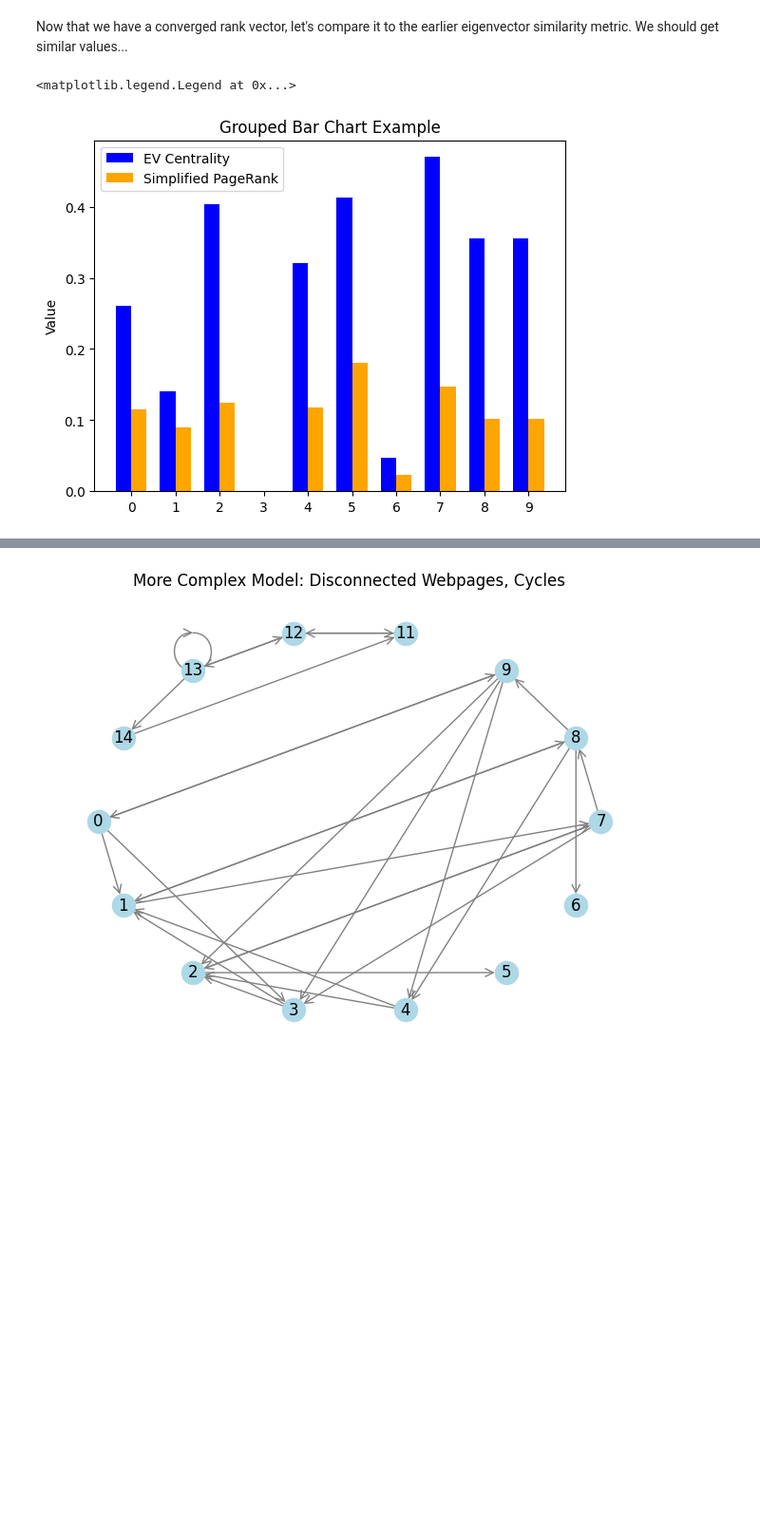
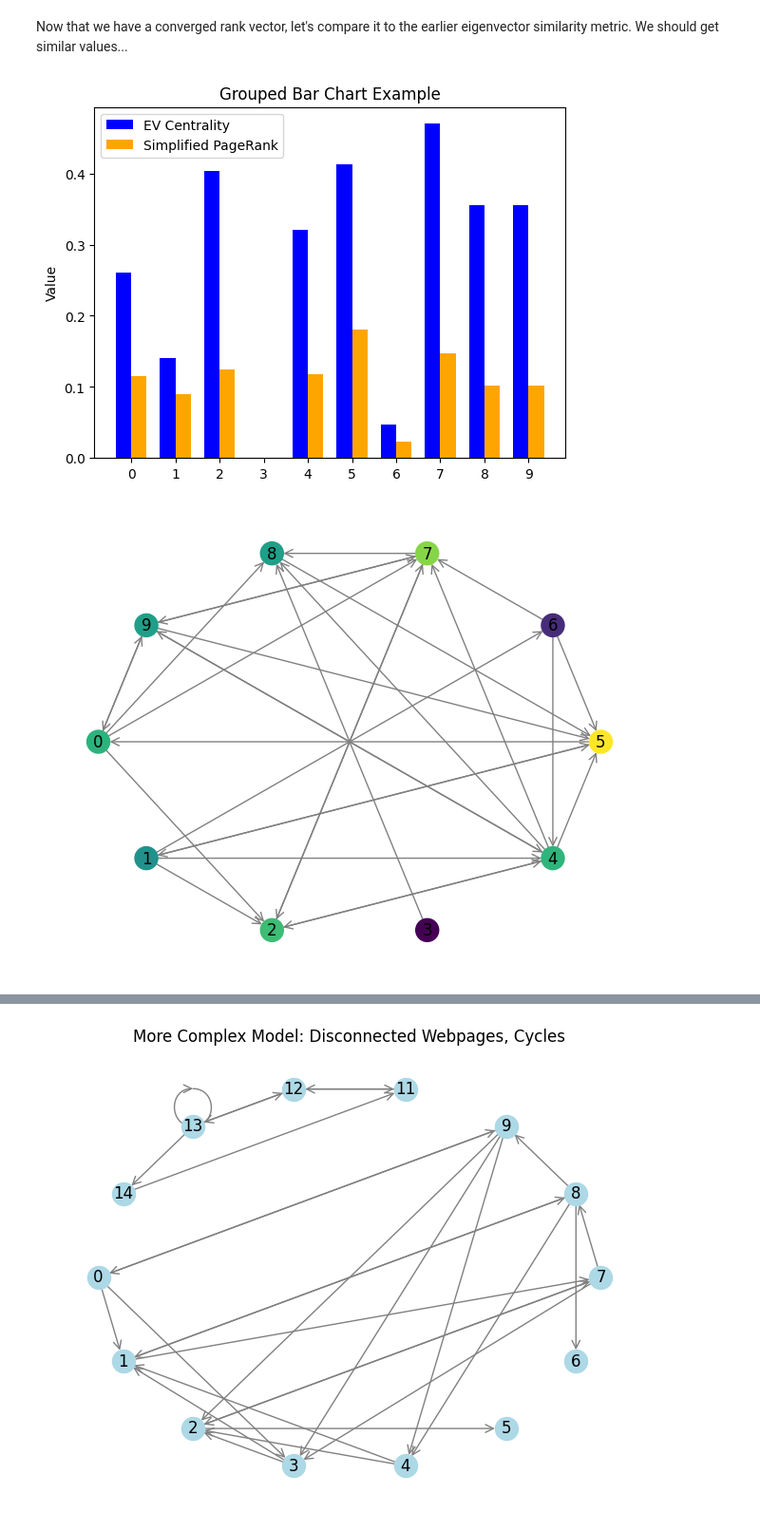
Before and after one commit to vviggyy/mc_pagerank, a Jupyter notebook: mc_pagerank.ipynb, the cells around one changed output, grey strips where cells are left out. Shown: that part at 95% size. Saved outputs shown, nothing was run; the diff lists cells and outputs as text; code cells hidden in the pictures; blank space fills up the shorter version.

Commit message:
full page rank is in

```diff
--- a/mc_pagerank.ipynb
+++ b/mc_pagerank.ipynb
@@ -145,16 +147,24 @@ Now that we have a converged rank vector, let's compare it to the earlier eigenv
 # %%
 x = np.arange(n)
 width = 0.35
 
 plt.bar(x - width/2, ev.values(), width, label='EV Centrality', color='blue')
 plt.bar(x + width/2, rank, width, label='Simplified PageRank', color='orange')
 
 # Labeling
 plt.xticks(x)
 plt.ylabel('Value')
 plt.title('Grouped Bar Chart Example')
 plt.legend()
+
+plt.figure()
+nx.draw(graph_ev, pos, with_labels=True,
+        node_color= rank,
+        edge_color='gray',
+        arrows=True,
+        arrowstyle='->',
+        arrowsize=15)
 # %% [output]
-<matplotlib.legend.Legend at 0x...>
 [figure]
+[figure, added]
 # %% [markdown]
```
Also changed, not shown: parts of 14 cells of this notebook.
